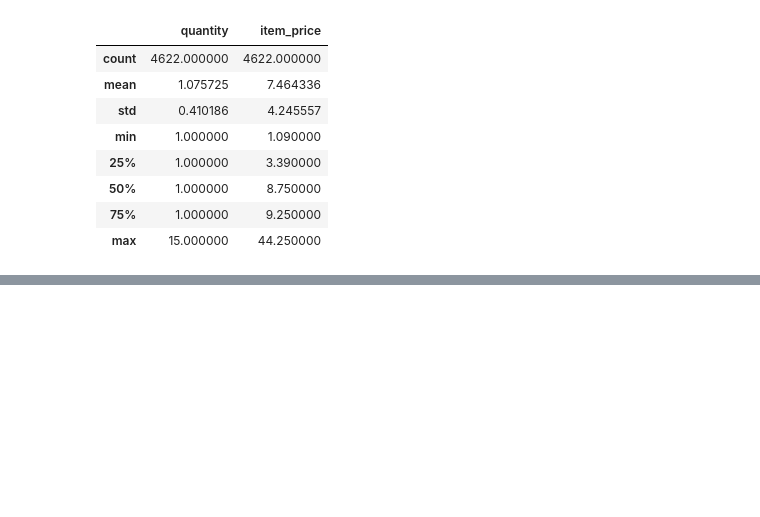
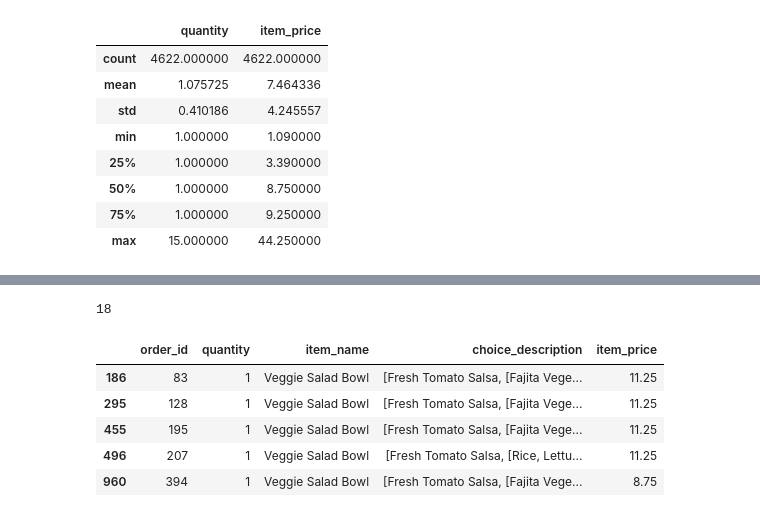
Before and after one commit to mingming715/python_study, a Jupyter notebook: Chapter01.ipynb, the cells around one changed output, grey strips where cells are left out. Cells and saved outputs as stored; diff of their text form; code cells hidden in the pictures; blank space fills up the shorter version.

```diff
--- a/Chapter01.ipynb
+++ b/Chapter01.ipynb
@@ -165,0 +233,14 @@ chipo.describe()
+# %%
+chipo_salad = chipo[chipo['item_name'] == "Veggie Salad Bowl"]
+chipo_salad = chipo_salad.drop_duplicates(['item_name', 'order_id'])
+
+print(len(chipo_salad))
+chipo_salad.head(5)
+# %% [output]
+18
+|  | order_id | quantity | item_name | choice_description | item_price |
+| 186 | 83 | 1 | Veggie Salad Bowl | [Fresh Tomato Salsa, [Fajita Vege... | 11.25 |
+| 295 | 128 | 1 | Veggie Salad Bowl | [Fresh Tomato Salsa, [Fajita Vege... | 11.25 |
+| 455 | 195 | 1 | Veggie Salad Bowl | [Fresh Tomato Salsa, [Fajita Vege... | 11.25 |
+| 496 | 207 | 1 | Veggie Salad Bowl | [Fresh Tomato Salsa, [Rice, Lettu... | 11.25 |
+| 960 | 394 | 1 | Veggie Salad Bowl | [Fresh Tomato Salsa, [Fajita Vege... | 8.75 |
```
Also changed, not shown: parts of 6 cells of this notebook.
